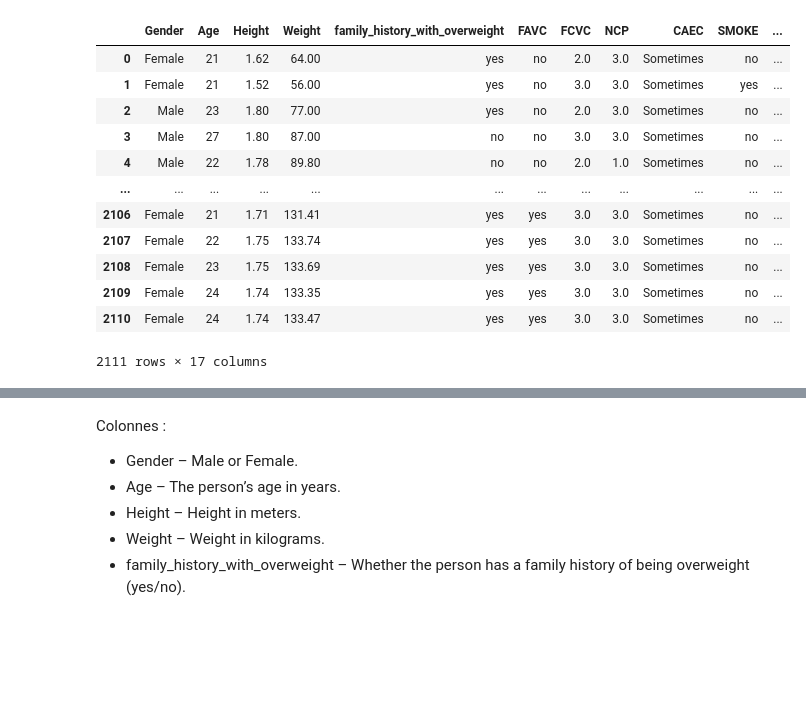
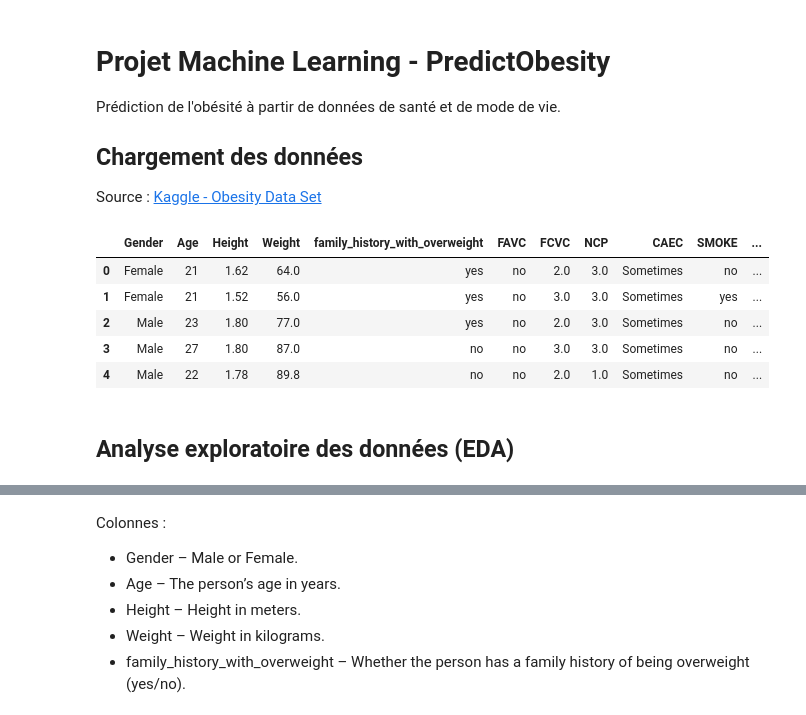
Before and after one commit to anthonybnl/projet-ml, a Jupyter notebook: notebook.ipynb, the cells around one changed output, grey strips where cells are left out. Cells and saved outputs as stored; diff of their text form; code cells hidden in the pictures; blank space fills up the shorter version.

```diff
--- a/notebook.ipynb
+++ b/notebook.ipynb
@@ -1,3 +1,11 @@
+# %% [markdown]
+# Projet Machine Learning - PredictObesity
+
+Prédiction de l'obésité à partir de données de santé et de mode de vie.
+
+## Chargement des données
+
+Source : [Kaggle - Obesity Data Set](https://www.kaggle.com/datasets/adeniranstephen/obesity-prediction-dataset)
 # %%
 import pandas as pd
 import matplotlib.pyplot as plt
@@ -10,21 +18,16 @@ CSV_FILE_PATH = DATA_DIR / "ObesityDataSet_raw_and_data_sinthetic.csv"
 # %%
 df = pd.read_csv(CSV_FILE_PATH)
 
-df
+df.head()
 # %% [output]
 |  | Gender | Age | Height | Weight | family_history_with_overweight | FAVC | FCVC | NCP | CAEC | SMOKE | ... |
-| 0 | Female | 21 | 1.62 | 64.00 | yes | no | 2.0 | 3.0 | Sometimes | no | ... |
-| 1 | Female | 21 | 1.52 | 56.00 | yes | no | 3.0 | 3.0 | Sometimes | yes | ... |
-| 2 | Male | 23 | 1.80 | 77.00 | yes | no | 2.0 | 3.0 | Sometimes | no | ... |
-| 3 | Male | 27 | 1.80 | 87.00 | no | no | 3.0 | 3.0 | Sometimes | no | ... |
-| 4 | Male | 22 | 1.78 | 89.80 | no | no | 2.0 | 1.0 | Sometimes | no | ... |
-| ... | ... | ... | ... | ... | ... | ... | ... | ... | ... | ... | ... |
-| 2106 | Female | 21 | 1.71 | 131.41 | yes | yes | 3.0 | 3.0 | Sometimes | no | ... |
-| 2107 | Female | 22 | 1.75 | 133.74 | yes | yes | 3.0 | 3.0 | Sometimes | no | ... |
-| 2108 | Female | 23 | 1.75 | 133.69 | yes | yes | 3.0 | 3.0 | Sometimes | no | ... |
-| 2109 | Female | 24 | 1.74 | 133.35 | yes | yes | 3.0 | 3.0 | Sometimes | no | ... |
-| 2110 | Female | 24 | 1.74 | 133.47 | yes | yes | 3.0 | 3.0 | Sometimes | no | ... |
+| 0 | Female | 21 | 1.62 | 64.0 | yes | no | 2.0 | 3.0 | Sometimes | no | ... |
+| 1 | Female | 21 | 1.52 | 56.0 | yes | no | 3.0 | 3.0 | Sometimes | yes | ... |
+| 2 | Male | 23 | 1.80 | 77.0 | yes | no | 2.0 | 3.0 | Sometimes | no | ... |
+| 3 | Male | 27 | 1.80 | 87.0 | no | no | 3.0 | 3.0 | Sometimes | no | ... |
+| 4 | Male | 22 | 1.78 | 89.8 | no | no | 2.0 | 1.0 | Sometimes | no | ... |
-2111 rows × 17 columns
+# %% [markdown]
+## Analyse exploratoire des données (EDA)
 # %%
 df.info()
 # %% [output]
```
Also changed, not shown: parts of 28 cells of this notebook, 1 other file.
